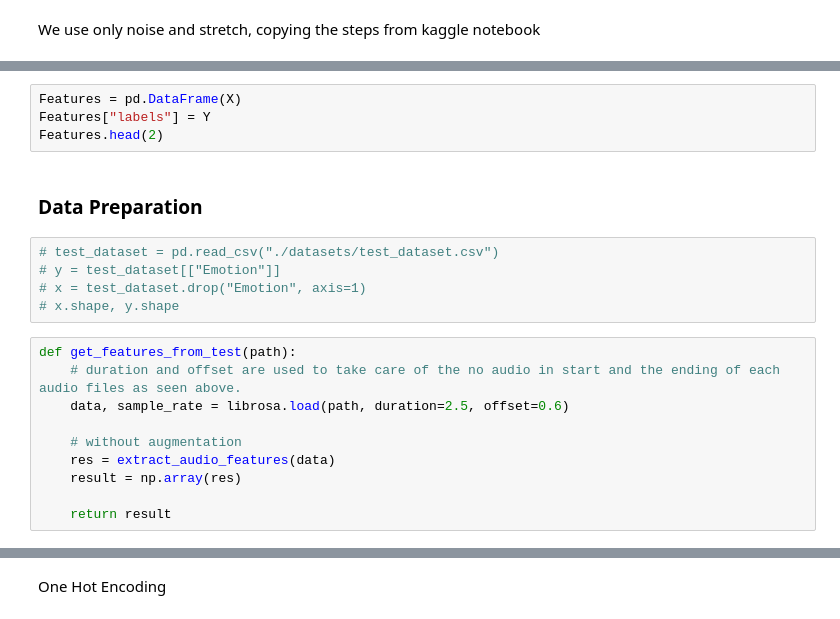
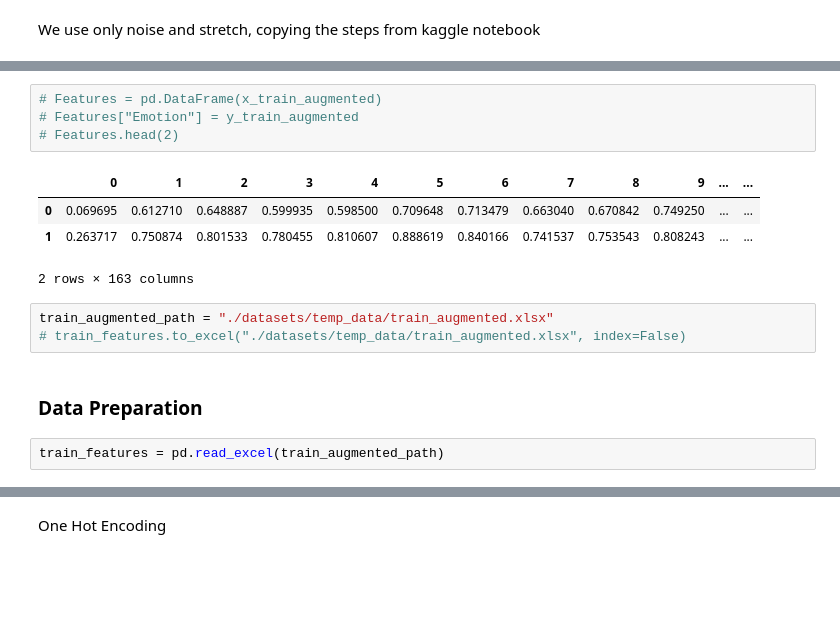
Before and after one commit to ShwetanshSingh/speech_emotion_recognition_model, a Jupyter notebook: model_training.ipynb, the cells around one changed output, grey strips where cells are left out. Drawn from its saved outputs; the diff is of its cells as text; blank space fills up the shorter version.

```diff
--- a/model_training.ipynb
+++ b/model_training.ipynb
@@ -256,22 +268,17 @@ len(X), len(Y)
 # %%
-Features = pd.DataFrame(X)
-Features["labels"] = Y
-Features.head(2)
+# Features = pd.DataFrame(x_train_augmented)
+# Features["Emotion"] = y_train_augmented
+# Features.head(2)
+# %% [output]
+|  | 0 | 1 | 2 | 3 | 4 | 5 | 6 | 7 | 8 | 9 | ... | ... |
+| 0 | 0.069695 | 0.612710 | 0.648887 | 0.599935 | 0.598500 | 0.709648 | 0.713479 | 0.663040 | 0.670842 | 0.749250 | ... | ... |
+| 1 | 0.263717 | 0.750874 | 0.801533 | 0.780455 | 0.810607 | 0.888619 | 0.840166 | 0.741537 | 0.753543 | 0.808243 | ... | ... |
+2 rows × 163 columns
+# %%
+train_augmented_path = "./datasets/temp_data/train_augmented.xlsx"
+# train_features.to_excel("./datasets/temp_data/train_augmented.xlsx", index=False)
 # %% [markdown]
 ### Data Preparation
-# %%
-# test_dataset = pd.read_csv("./datasets/test_dataset.csv")
-# y = test_dataset[["Emotion"]]
-# x = test_dataset.drop("Emotion", axis=1)
-# x.shape, y.shape
-# %%
-def get_features_from_test(path):
-    # duration and offset are used to take care of the no audio in start and the ending of each audio files as seen above.
-    data, sample_rate = librosa.load(path, duration=2.5, offset=0.6)
-
-    # without augmentation
-    res = extract_audio_features(data)
-    result = np.array(res)
-
-    return result
+# %%
+train_features = pd.read_excel(train_augmented_path)
 # %%
```
Also changed, not shown: parts of 17 cells of this notebook.
